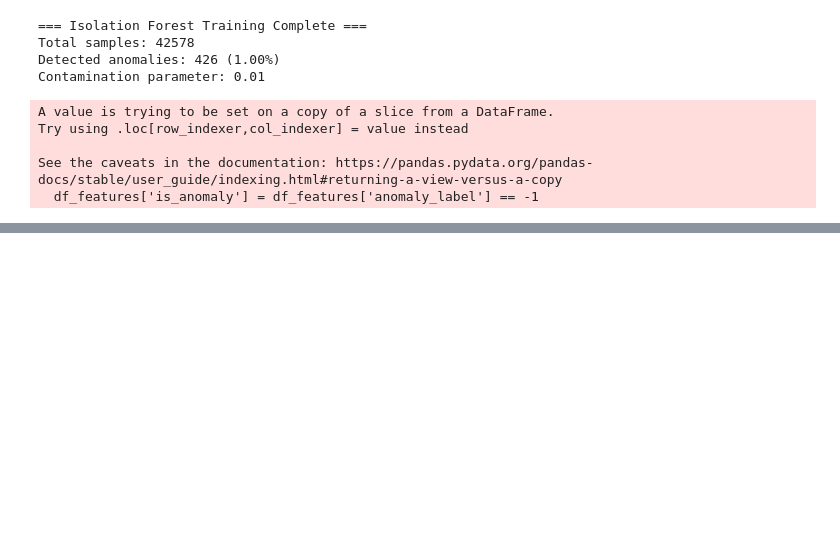
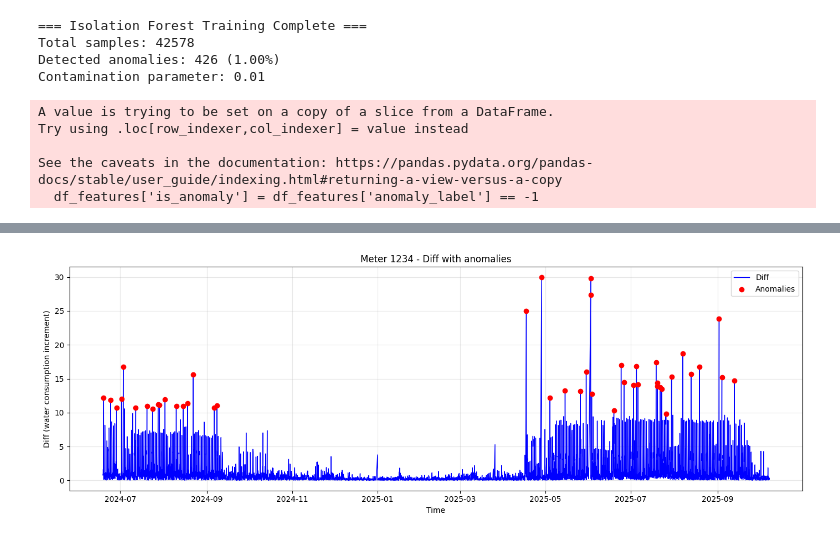
Before and after one commit to andres-cerny/master_thesis, a Jupyter notebook: isolation_forrest/isolation_forrest.ipynb, the cells around one changed output, grey strips where cells are left out. Saved outputs shown, nothing was run; the diff lists cells and outputs as text; code cells hidden in the pictures; blank space fills up the shorter version.

```diff
--- a/isolation_forrest/isolation_forrest.ipynb
+++ b/isolation_forrest/isolation_forrest.ipynb
@@ -108,0 +386,4 @@ See the caveats in the documentation: https://pandas.pydata.org/pandas-docs/stab
+# %%
+plot_meter_with_anomalies(df_with_anomalies, title="Meter 1234 - Diff with anomalies")
+# %% [output]
+[figure, added]
```
Also changed, not shown: parts of 11 cells of this notebook.
